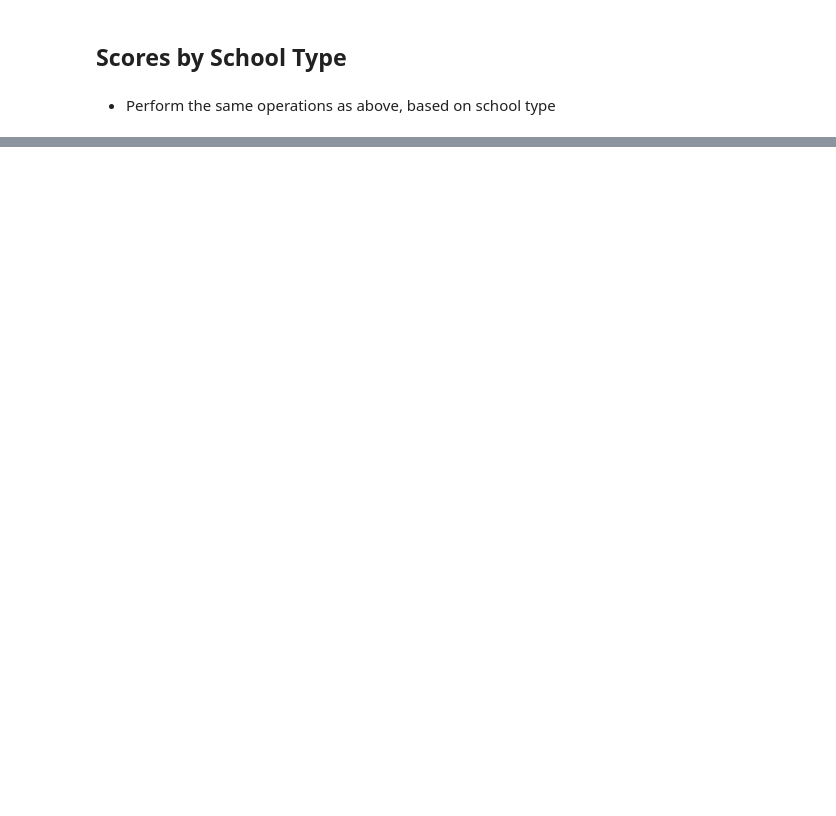
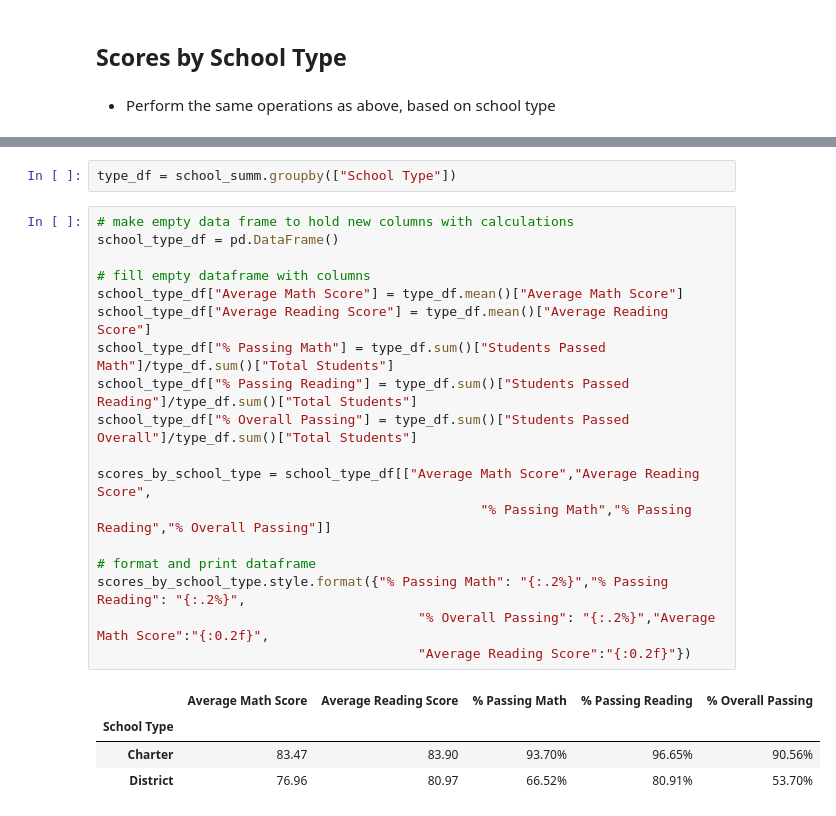
Before and after one commit to jakewmayfield/pandas-challenge, a Jupyter notebook: PyCitySchools/PyCitySchools_pandas-challenge.ipynb, the cells around one changed output, grey strips where cells are left out. Saved outputs shown, nothing was run; the diff lists cells and outputs as text; blank space fills up the shorter version.

```diff
--- a/PyCitySchools/PyCitySchools_pandas-challenge.ipynb
+++ b/PyCitySchools/PyCitySchools_pandas-challenge.ipynb
@@ -359,0 +378,25 @@ scores_by_spending.style.format({"% Passing Math": "{:.2%}","% Passing Reading":
+# %%
+type_df = school_summ.groupby(["School Type"])
+# %%
+# make empty data frame to hold new columns with calculations
+school_type_df = pd.DataFrame()
+
+# fill empty dataframe with columns
+school_type_df["Average Math Score"] = type_df.mean()["Average Math Score"]
+school_type_df["Average Reading Score"] = type_df.mean()["Average Reading Score"]
+school_type_df["% Passing Math"] = type_df.sum()["Students Passed Math"]/type_df.sum()["Total Students"]
+school_type_df["% Passing Reading"] = type_df.sum()["Students Passed Reading"]/type_df.sum()["Total Students"]
+school_type_df["% Overall Passing"] = type_df.sum()["Students Passed Overall"]/type_df.sum()["Total Students"]
+
+scores_by_school_type = school_type_df[["Average Math Score","Average Reading Score",
+                                                 "% Passing Math","% Passing Reading","% Overall Passing"]]
+
+# format and print dataframe
+scores_by_school_type.style.format({"% Passing Math": "{:.2%}","% Passing Reading": "{:.2%}",
+                                         "% Overall Passing": "{:.2%}","Average Math Score":"{:0.2f}",
+                                         "Average Reading Score":"{:0.2f}"})
+# %% [output]
+|  | Average Math Score | Average Reading Score | % Passing Math | % Passing Reading | % Overall Passing |
+| School Type |  |  |  |  |  |
+| Charter | 83.47 | 83.90 | 93.70% | 96.65% | 90.56% |
+| District | 76.96 | 80.97 | 66.52% | 80.91% | 53.70% |
```
Also changed, not shown: parts of 11 cells of this notebook.
